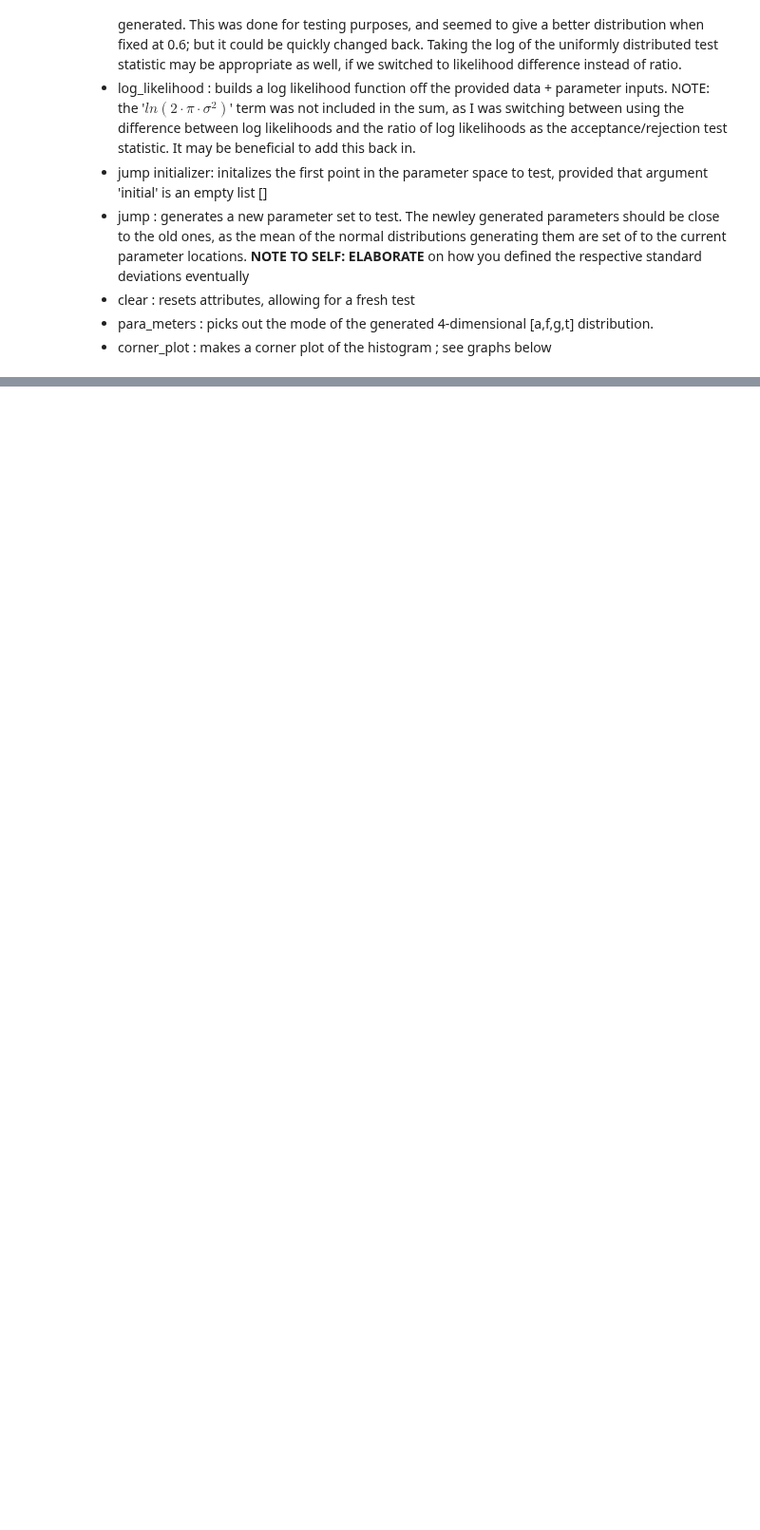
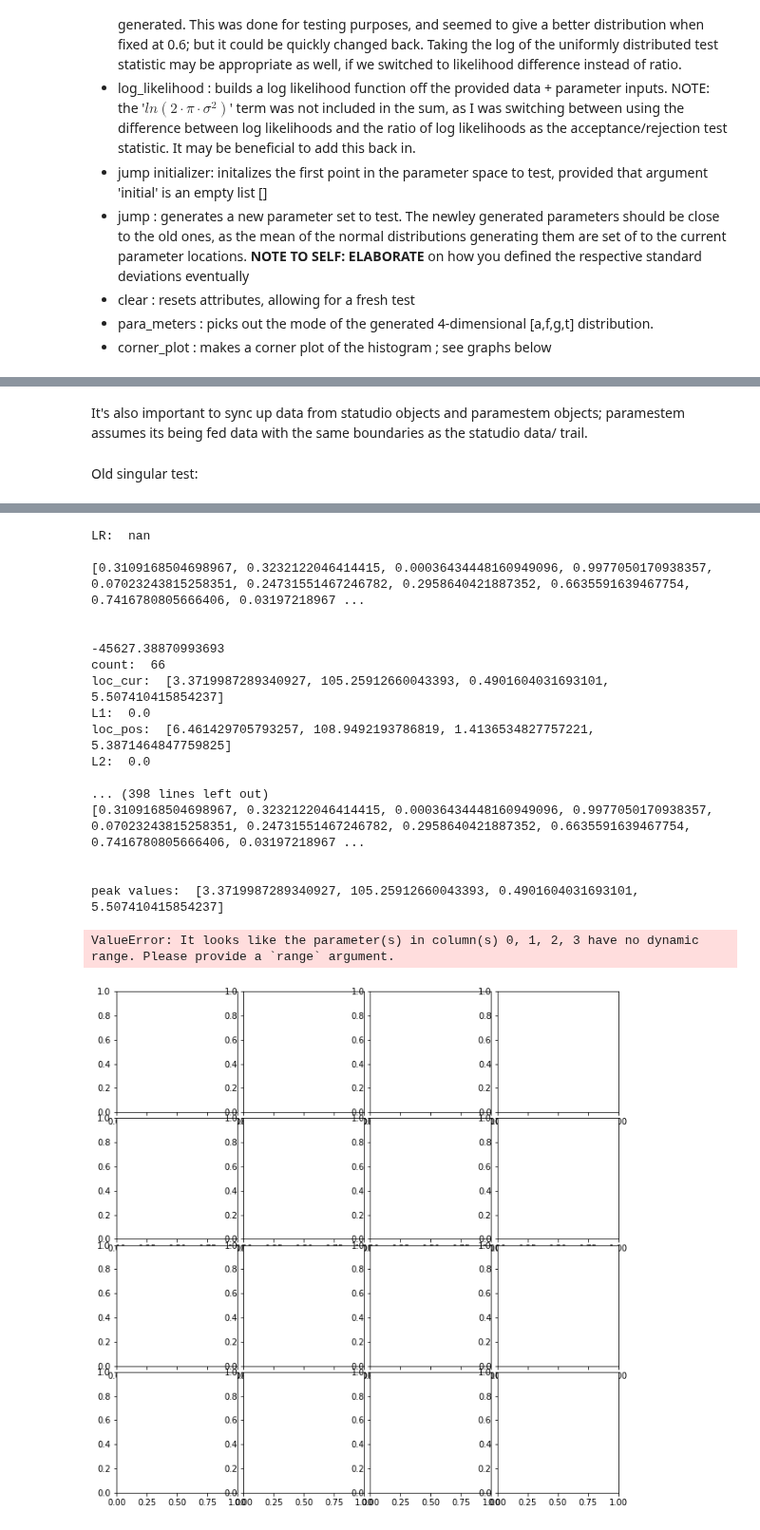
Before and after one commit to mickbrawler/Waveforms, a Jupyter notebook: OnSource_part_1.ipynb, the cells around one changed output, grey strips where cells are left out. Shown at 95% size. Cells and saved outputs as stored; diff of their text form; code cells hidden in the pictures; blank space fills up the shorter version.

```diff
--- a/OnSource_part_1.ipynb
+++ b/OnSource_part_1.ipynb
@@ -769,7 +769,7 @@ trials=1000
 #import time
 #t1=time.time()
 
-OS=Statudio(3, 3, 3, 2, np.pi**2, 0, 0.3, 5, N_t=10000)
+OS=Statudio(3, 3, 3, 2, np.pi**2, 1, 0.3, 5, N_t=1000)
 
 #N_A, N_g, N_f, t0_tf, T, b, D, trials, N_t
 #t2=time.time()
@@ -1110,12 +899,0 @@ Old singular test:
-# %%
-di=OS.output[0][1]
-init=OS.output[0][0]
-PE=ParamEstem(di,b=0.01,initial=init)
-
-print("true values: ",OS.output[0][0])
-PE.estimation(100000)
-
-print("peak values: ", PE.para_meters())
-
-PE.corner_plot()
-PE.clear()
@@ -1230,0 +902,2 @@ x=OnSource(10, 10, 10, 4, 10, 4, 0.3, 1, N_t=250)
+# %% [markdown]
+It's also important to sync up data from statudio objects and paramestem objects; paramestem assumes its being fed data with the same boundaries as the statudio data/ trail.
@@ -1230,0 +1109,15 @@ x=OnSource(10, 10, 10, 4, 10, 4, 0.3, 1, N_t=250)
+# %% [markdown]
+Old singular test:
+# %%
+PE.clear()
+di=OS.output[0][1]
+init=OS.output[0][0]
+PE=ParamEstem(di,b=1, T=np.pi**2)
+
+print("true values: ",OS.output[0][0])
+PE.estimation(100)
+
+print("peak values: ", PE.para_meters())
+
+PE.corner_plot()
+# %% [output]
@@ -1230,0 +1141,19 @@ x=OnSource(10, 10, 10, 4, 10, 4, 0.3, 1, N_t=250)
+LR:  nan
+
+[0.3109168504698967, 0.3232122046414415, 0.00036434448160949096, 0.9977050170938357, 0.07023243815258351, 0.24731551467246782, 0.2958640421887352, 0.6635591639467754, 0.7416780805666406, 0.03197218967 ...
+
+
+-45627.38870993693
+count:  66
+loc_cur:  [3.3719987289340927, 105.25912660043393, 0.4901604031693101, 5.507410415854237]
+L1:  0.0
+loc_pos:  [6.461429705793257, 108.9492193786819, 1.4136534827757221, 5.3871464847759825]
+L2:  0.0
+
+... (398 lines left out)
+[0.3109168504698967, 0.3232122046414415, 0.00036434448160949096, 0.9977050170938357, 0.07023243815258351, 0.24731551467246782, 0.2958640421887352, 0.6635591639467754, 0.7416780805666406, 0.03197218967 ...
+
+
+peak values:  [3.3719987289340927, 105.25912660043393, 0.4901604031693101, 5.507410415854237]
+ValueError: It looks like the parameter(s) in column(s) 0, 1, 2, 3 have no dynamic range. Please provide a `range` argument.
+[figure, added]
```
Also changed, not shown: parts of 31 cells of this notebook.
